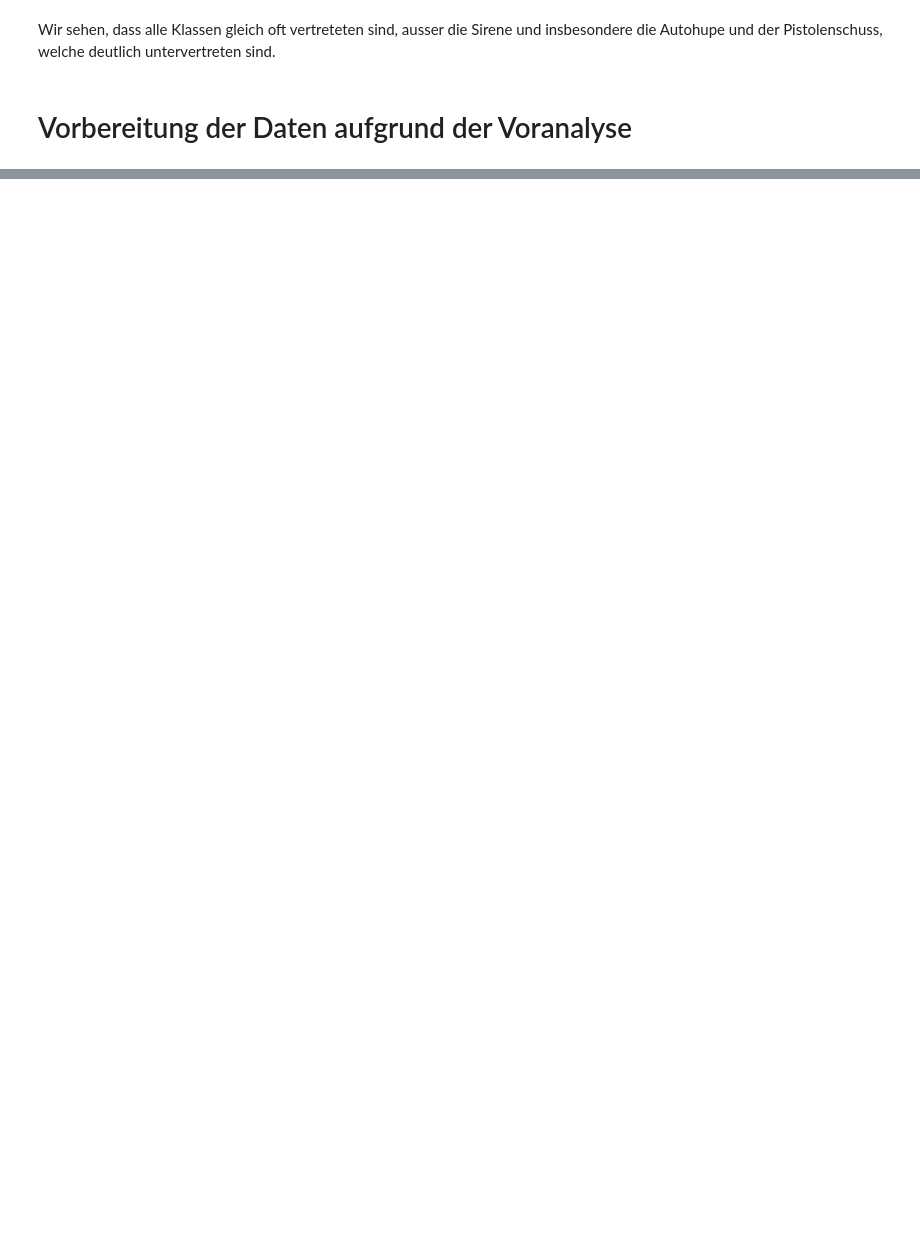
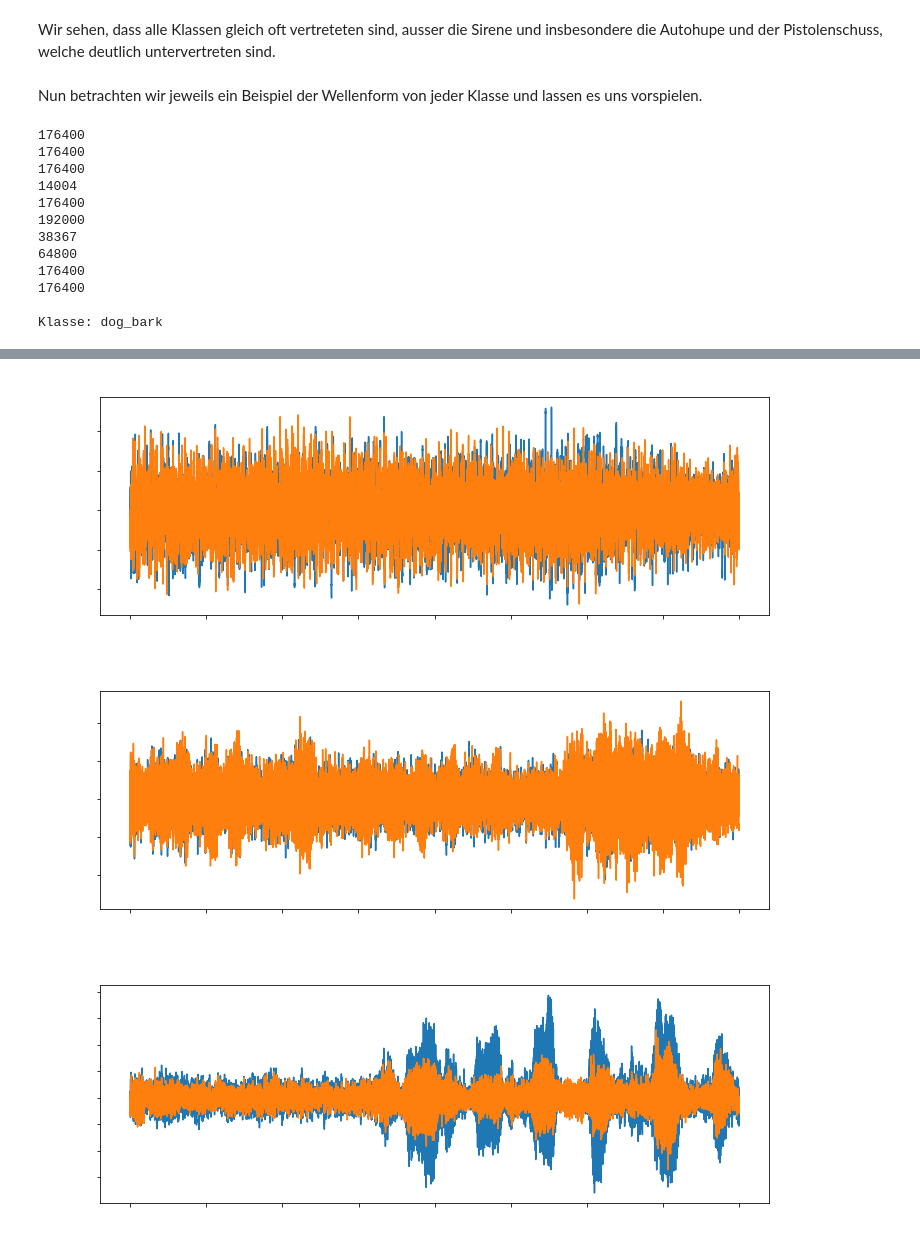
Before and after one commit to VimalKandrical/dl_sound_class, a Jupyter notebook: main.ipynb, the cells around one changed output, grey strips where cells are left out. Drawn from its saved outputs; the diff is of its cells as text; code cells hidden in the pictures; blank space fills up the shorter version.

```diff
--- a/main.ipynb
+++ b/main.ipynb
@@ -216,4 +221,60 @@ ERROR! Session/line number was not unique in database. History logging moved to
 # %% [markdown]
 Wir sehen, dass alle Klassen gleich oft vertreteten sind, ausser die Sirene und insbesondere die Autohupe und der Pistolenschuss, welche deutlich untervertreten sind.
-# %% [markdown]
-# Vorbereitung der Daten aufgrund der Voranalyse
+# %% [markdown]
+Nun betrachten wir jeweils ein Beispiel der Wellenform von jeder Klasse und lassen es uns vorspielen.
+# %%
+import numpy as np
+from scipy.io import wavfile as wav
+import matplotlib.pyplot as plt
+import IPython.display as ipd
+
+# Filepath und Klassenzugehoerigkeit
+def path_class(filename):
+    excerpt = metadaten[metadaten['slice_file_name'] == filename]
+    path_name = os.path.join('/content/', 'fold'+str(excerpt.fold.values[0]),
+                             filename)
+    return path_name, excerpt['class_name'].values[0]
+
+# WAV File plotten
+def wav_plotter(full_path, class_label):
+    rate, wav_sample = wav.read(full_path)
+    print(np.size(wav_sample,0))
+    wave_file = open(full_path,"rb")
+    riff_fmt = wave_file.read(36)
+    bit_depth_string = riff_fmt[-2:]
+    bit_depth = struct.unpack("H",bit_depth_string)[0]
+    font = {"color": "white"}
+    plt.figure(figsize=(12, 4))
+    plt.title(class_label, fontdict=font)
+    plt.tick_params(labelcolor="w")
+    plt.xlabel('Time (s)', fontdict=font)
+    plt.ylabel('Amplitude', fontdict=font)
+    plt.plot(np.linspace(0,4,np.size(wav_sample,0)),wav_sample)
+
+# Jeweils ein Beispiel pro Klasse
+beispiele = ["55018-0-0-246.wav", "99812-1-2-0.wav", "100263-2-0-126.wav",
+             "100032-3-0-0.wav", "17913-4-0-2.wav", "154758-5-0-21.wav",
+             "76093-6-0-0.wav", "171305-7-10-0.wav", "74726-8-0-7.wav",
+             "41364-9-0-22.wav"]
+
+for b in beispiele:
+  fullpath, label = path_class(b)
+  wav_plotter(fullpath,label)
+
+# Einzelnes Audiofile abspielen
+abspielen = "100032-3-0-0.wav"
+print("\nKlasse:", path_class(abspielen)[1])
+ipd.Audio(path_class(abspielen)[0])
+# %% [output]
+176400
+176400
+176400
+14004
+176400
+192000
+38367
+64800
+176400
+176400
+
+Klasse: dog_bark
@@ -219,0 +282,3 @@ Wir sehen, dass alle Klassen gleich oft vertreteten sind, ausser die Sirene und
+[figure, added]
+[figure, added]
+[figure, added]
```
Also changed, not shown: parts of 14 cells of this notebook.
